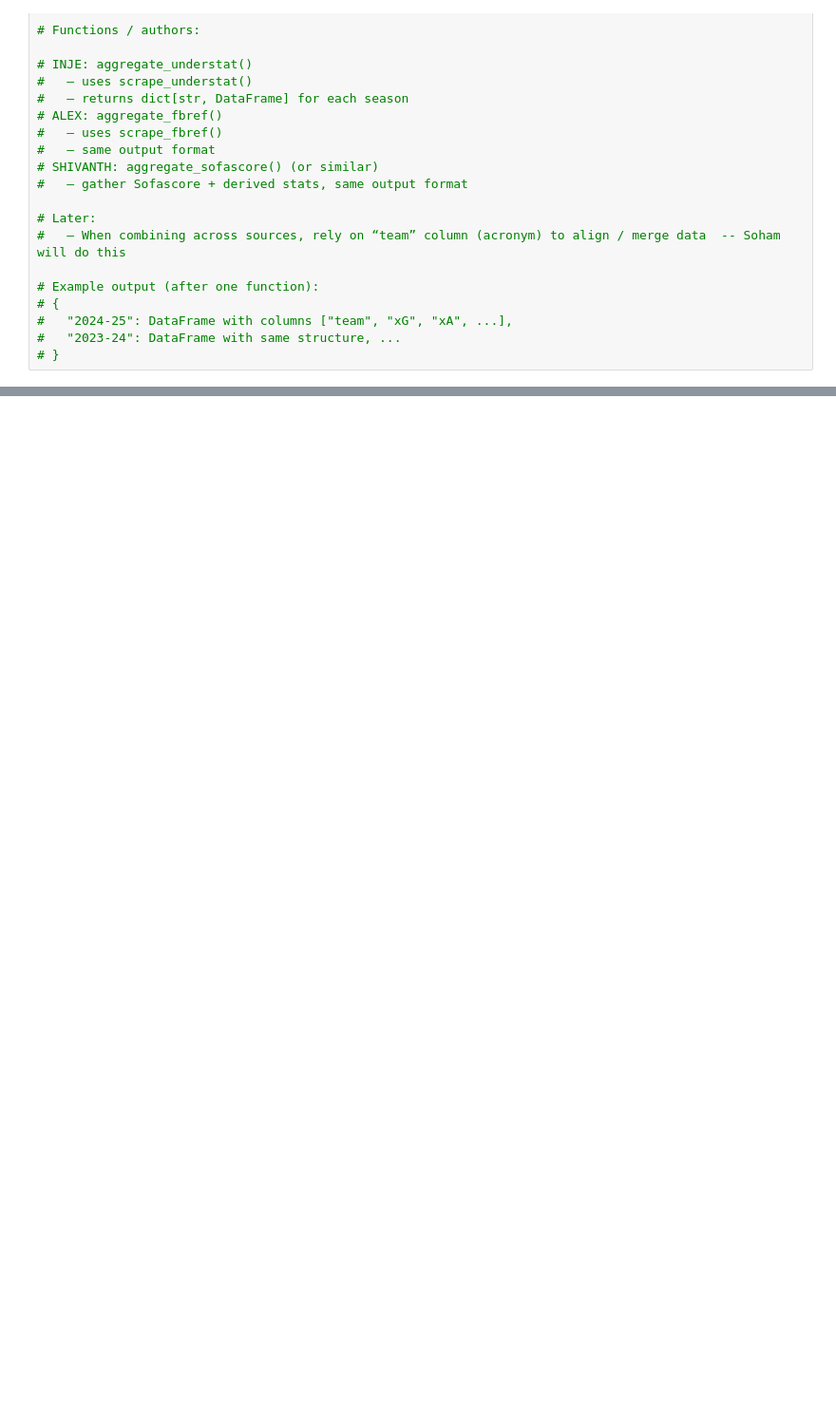
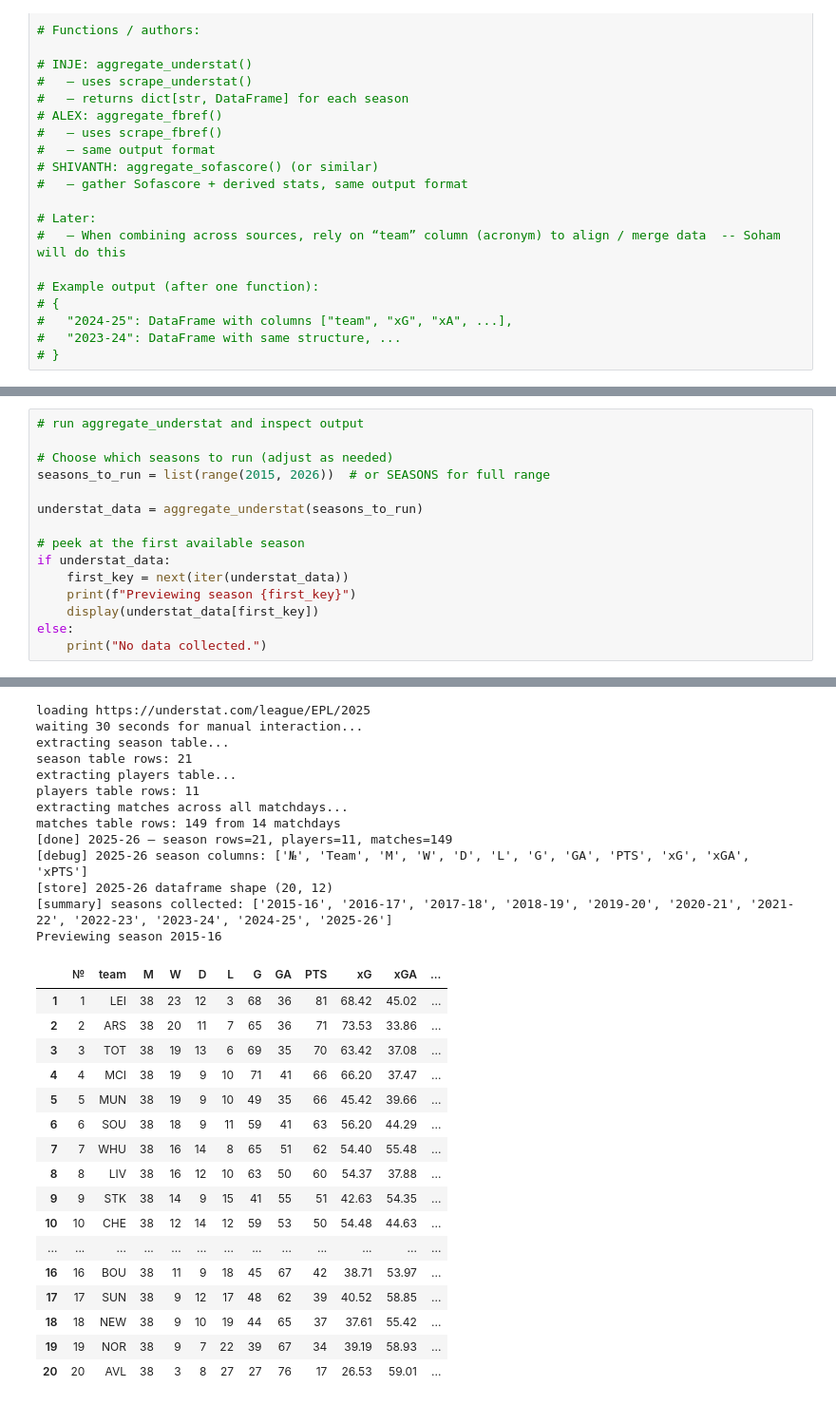
Before and after one commit to SpiderWolf6/EPL_Predictor, a Jupyter notebook: epl_data_pipeline.ipynb, the cells around one changed output, grey strips where cells are left out. Shown at 95% size. Drawn from its saved outputs; the diff is of its cells as text; blank space fills up the shorter version.

Commit message:
Complete Understat pipeline: team code mapping, cleaning, and multi-season Excel output

```diff
--- a/epl_data_pipeline.ipynb
+++ b/epl_data_pipeline.ipynb
@@ -534,0 +616,16 @@ FBref ✔ Completed
+# %%
+# run aggregate_understat and inspect output
+
+# Choose which seasons to run (adjust as needed)
+seasons_to_run = list(range(2015, 2026))  # or SEASONS for full range
+
+understat_data = aggregate_understat(seasons_to_run)
+
+# peek at the first available season
+if understat_data:
+    first_key = next(iter(understat_data))
+    print(f"Previewing season {first_key}")
+    display(understat_data[first_key])
+else:
+    print("No data collected.")
+# %% [output]
@@ -534,0 +753,30 @@ FBref ✔ Completed
+loading https://understat.com/league/EPL/2025
+waiting 30 seconds for manual interaction...
+extracting season table...
+season table rows: 21
+extracting players table...
+players table rows: 11
+extracting matches across all matchdays...
+matches table rows: 149 from 14 matchdays
+[done] 2025-26 — season rows=21, players=11, matches=149
+[debug] 2025-26 season columns: ['№', 'Team', 'M', 'W', 'D', 'L', 'G', 'GA', 'PTS', 'xG', 'xGA', 'xPTS']
+[store] 2025-26 dataframe shape (20, 12)
+[summary] seasons collected: ['2015-16', '2016-17', '2017-18', '2018-19', '2019-20', '2020-21', '2021-22', '2022-23', '2023-24', '2024-25', '2025-26']
+Previewing season 2015-16
+|  | № | team | M | W | D | L | G | GA | PTS | xG | xGA | ... |
+| 1 | 1 | LEI | 38 | 23 | 12 | 3 | 68 | 36 | 81 | 68.42 | 45.02 | ... |
+| 2 | 2 | ARS | 38 | 20 | 11 | 7 | 65 | 36 | 71 | 73.53 | 33.86 | ... |
+| 3 | 3 | TOT | 38 | 19 | 13 | 6 | 69 | 35 | 70 | 63.42 | 37.08 | ... |
+| 4 | 4 | MCI | 38 | 19 | 9 | 10 | 71 | 41 | 66 | 66.20 | 37.47 | ... |
+| 5 | 5 | MUN | 38 | 19 | 9 | 10 | 49 | 35 | 66 | 45.42 | 39.66 | ... |
+| 6 | 6 | SOU | 38 | 18 | 9 | 11 | 59 | 41 | 63 | 56.20 | 44.29 | ... |
+| 7 | 7 | WHU | 38 | 16 | 14 | 8 | 65 | 51 | 62 | 54.40 | 55.48 | ... |
+| 8 | 8 | LIV | 38 | 16 | 12 | 10 | 63 | 50 | 60 | 54.37 | 37.88 | ... |
+| 9 | 9 | STK | 38 | 14 | 9 | 15 | 41 | 55 | 51 | 42.63 | 54.35 | ... |
+| 10 | 10 | CHE | 38 | 12 | 14 | 12 | 59 | 53 | 50 | 54.48 | 44.63 | ... |
+| ... | ... | ... | ... | ... | ... | ... | ... | ... | ... | ... | ... | ... |
+| 16 | 16 | BOU | 38 | 11 | 9 | 18 | 45 | 67 | 42 | 38.71 | 53.97 | ... |
+| 17 | 17 | SUN | 38 | 9 | 12 | 17 | 48 | 62 | 39 | 40.52 | 58.85 | ... |
+| 18 | 18 | NEW | 38 | 9 | 10 | 19 | 44 | 65 | 37 | 37.61 | 55.42 | ... |
+| 19 | 19 | NOR | 38 | 9 | 7 | 22 | 39 | 67 | 34 | 39.19 | 58.93 | ... |
+| 20 | 20 | AVL | 38 | 3 | 8 | 27 | 27 | 76 | 17 | 26.53 | 59.01 | ... |
```
Also changed, not shown: parts of 7 cells of this notebook, 1 other file.
